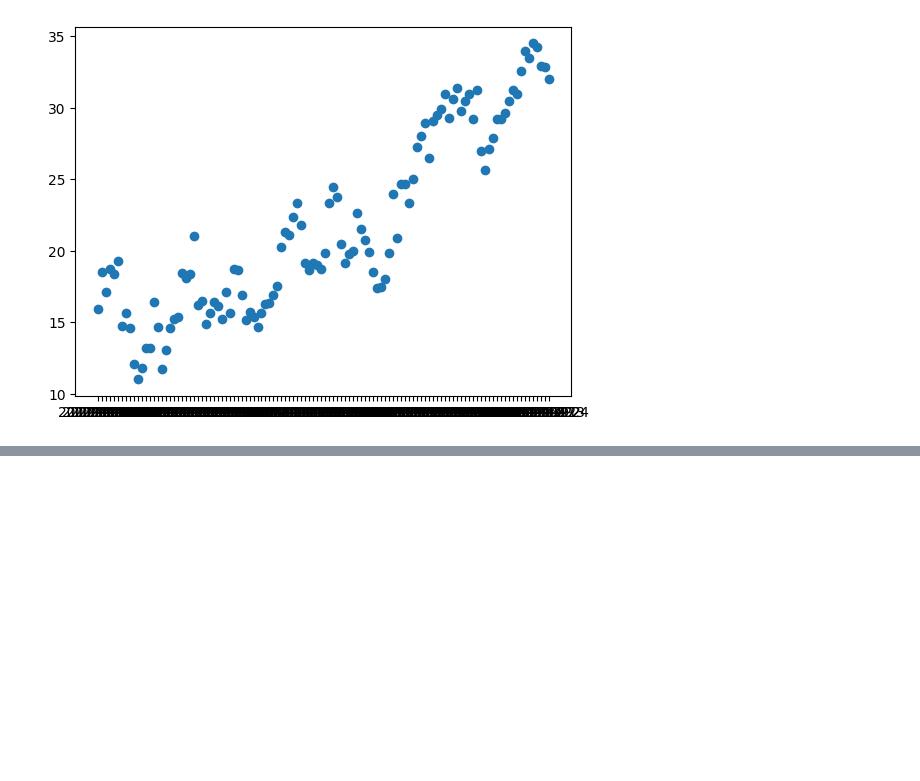
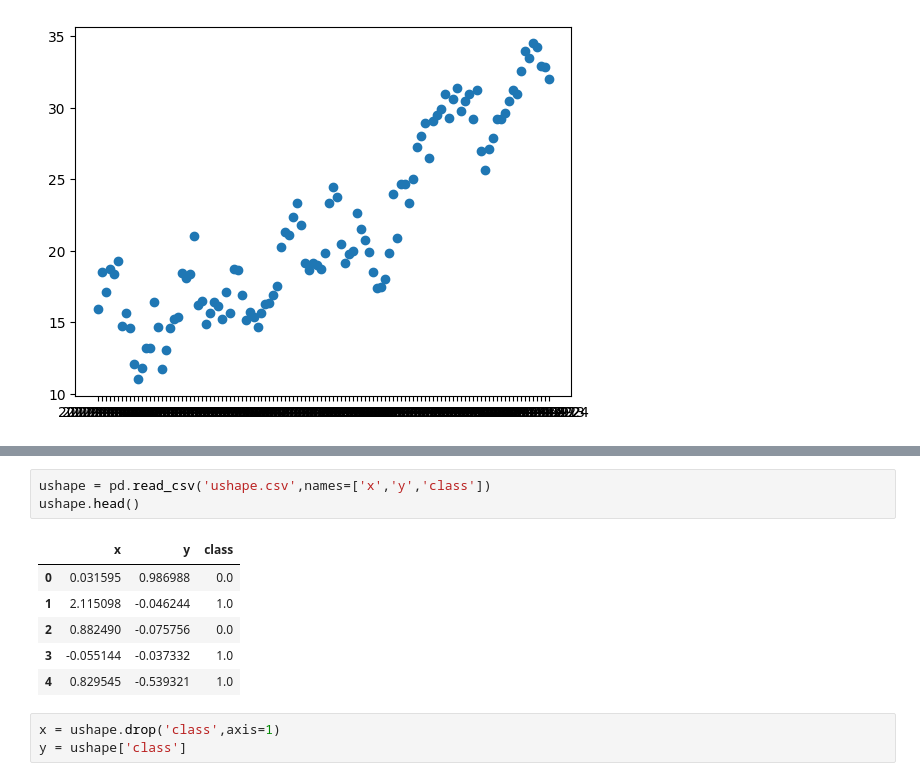
Before and after one commit to nomanmazharr/deeplearning, a Jupyter notebook: Optimizers.ipynb, the cells around one changed output, grey strips where cells are left out. Drawn from its saved outputs; the diff is of its cells as text; blank space fills up the shorter version.

```diff
--- a/Optimizers.ipynb
+++ b/Optimizers.ipynb
@@ -29,0 +60,13 @@ plt.scatter(df1['date'],df1['meantemp'])
+# %%
+ushape = pd.read_csv('ushape.csv',names=['x','y','class'])
+ushape.head()
+# %% [output]
+|  | x | y | class |
+| 0 | 0.031595 | 0.986988 | 0.0 |
+| 1 | 2.115098 | -0.046244 | 1.0 |
+| 2 | 0.882490 | -0.075756 | 0.0 |
+| 3 | -0.055144 | -0.037332 | 1.0 |
+| 4 | 0.829545 | -0.539321 | 1.0 |
+# %%
+x = ushape.drop('class',axis=1)
+y = ushape['class']
```
Also changed, not shown: parts of 11 cells of this notebook.
